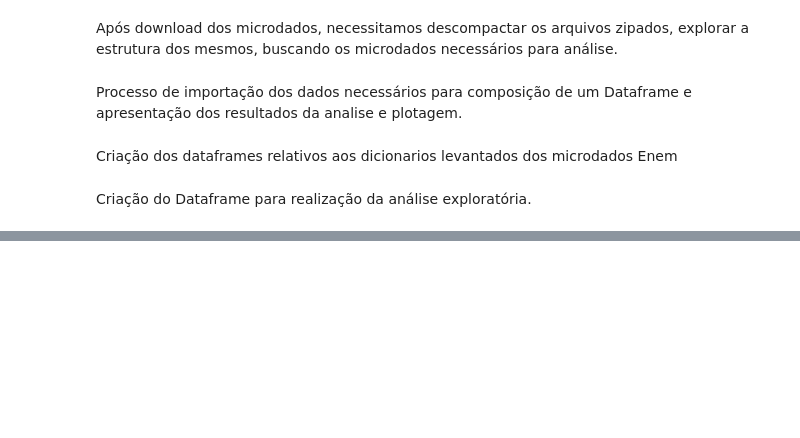
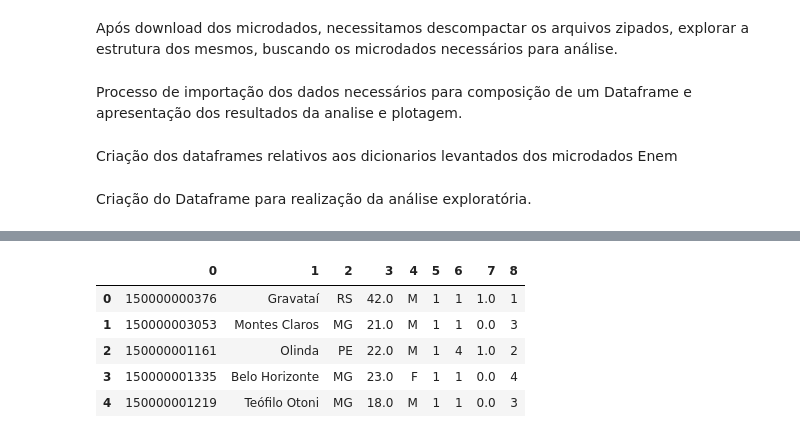
Before and after one commit to projetobigdatasenac2020/ProjetoFinalBigData, a Jupyter notebook: ProjetoFinal.ipynb, the cells around one changed output, grey strips where cells are left out. Saved outputs shown, nothing was run; the diff lists cells and outputs as text; code cells hidden in the pictures; blank space fills up the shorter version.

Commit message:
Update ProjetoFinal.ipynb
Inicio da analise exploratoria do enem 2015.

```diff
--- a/ProjetoFinal.ipynb
+++ b/ProjetoFinal.ipynb
@@ -568,6 +570,6 @@ colunas2015 = [
 
 print(f'Dataframe df_enem2015 sendo criado - {datetime.now()}.')
 
-df_enem2015_Sexo = pd.DataFrame(engine.execute('SELECT * FROM tb_enem2015'), columns= colunas2015)
+df_enem2015 = pd.DataFrame(engine.execute('SELECT NU_INSCRICAO, NO_MUNICIPIO_RESIDENCIA, SG_UF_RESIDENCIA, NU_IDADE, TP_SEXO, TP_NACIONALIDADE, TP_ST_CONCLUSAO, TP_ESTADO_CIVIL, TP_COR_RACA FROM tb_enem2015'), dtype = str)
 
 print(f'Dataframe df_enem2015 criado com sucesso - {datetime.now()}.')
@@ -573,0 +600,11 @@ print(f'Dataframe df_enem2015 criado com sucesso - {datetime.now()}.')
+# %%
+# Apresentação das cinco primeiras linhas do dataframe.
+
+df_enem2015.head()
+# %% [output]
+|  | 0 | 1 | 2 | 3 | 4 | 5 | 6 | 7 | 8 |
+| 0 | 150000000376 | Gravataí | RS | 42.0 | M | 1 | 1 | 1.0 | 1 |
+| 1 | 150000003053 | Montes Claros | MG | 21.0 | M | 1 | 1 | 0.0 | 3 |
+| 2 | 150000001161 | Olinda | PE | 22.0 | M | 1 | 4 | 1.0 | 2 |
+| 3 | 150000001335 | Belo Horizonte | MG | 23.0 | F | 1 | 1 | 0.0 | 4 |
+| 4 | 150000001219 | Teófilo Otoni | MG | 18.0 | M | 1 | 1 | 0.0 | 3 |
```
Also changed, not shown: parts of 13 cells of this notebook.
